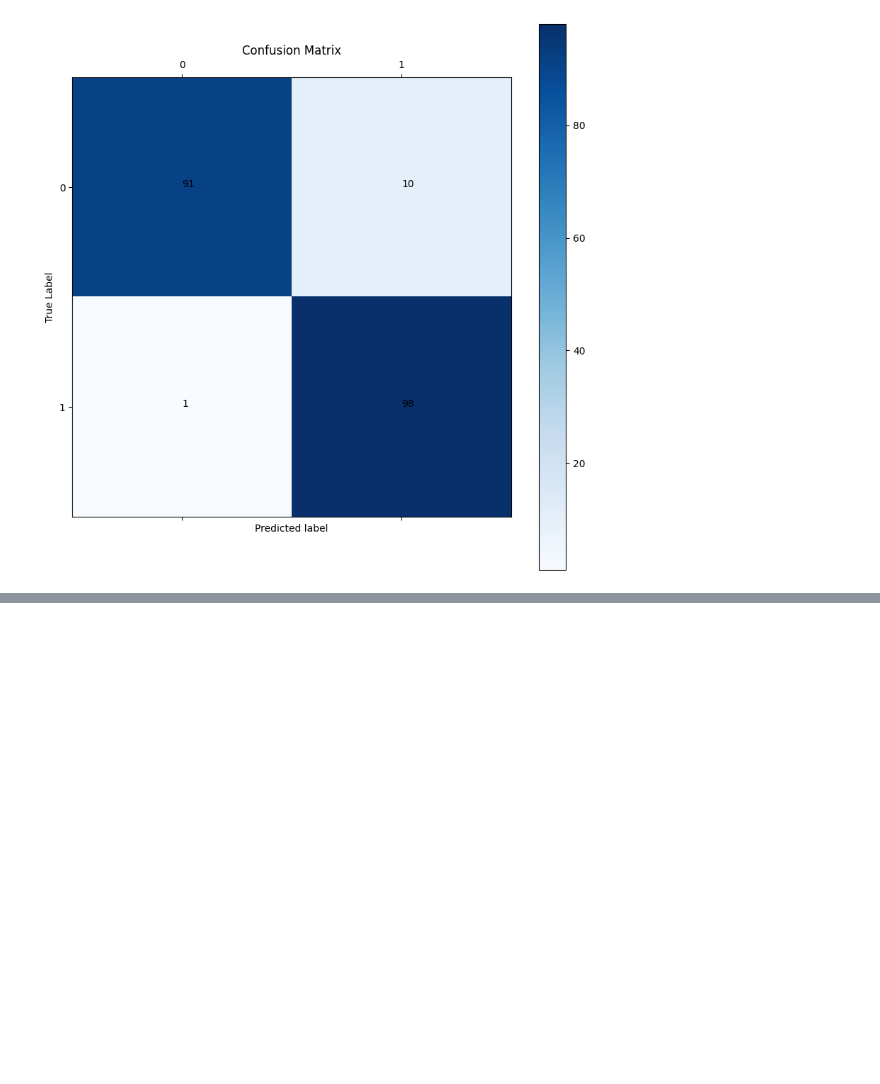
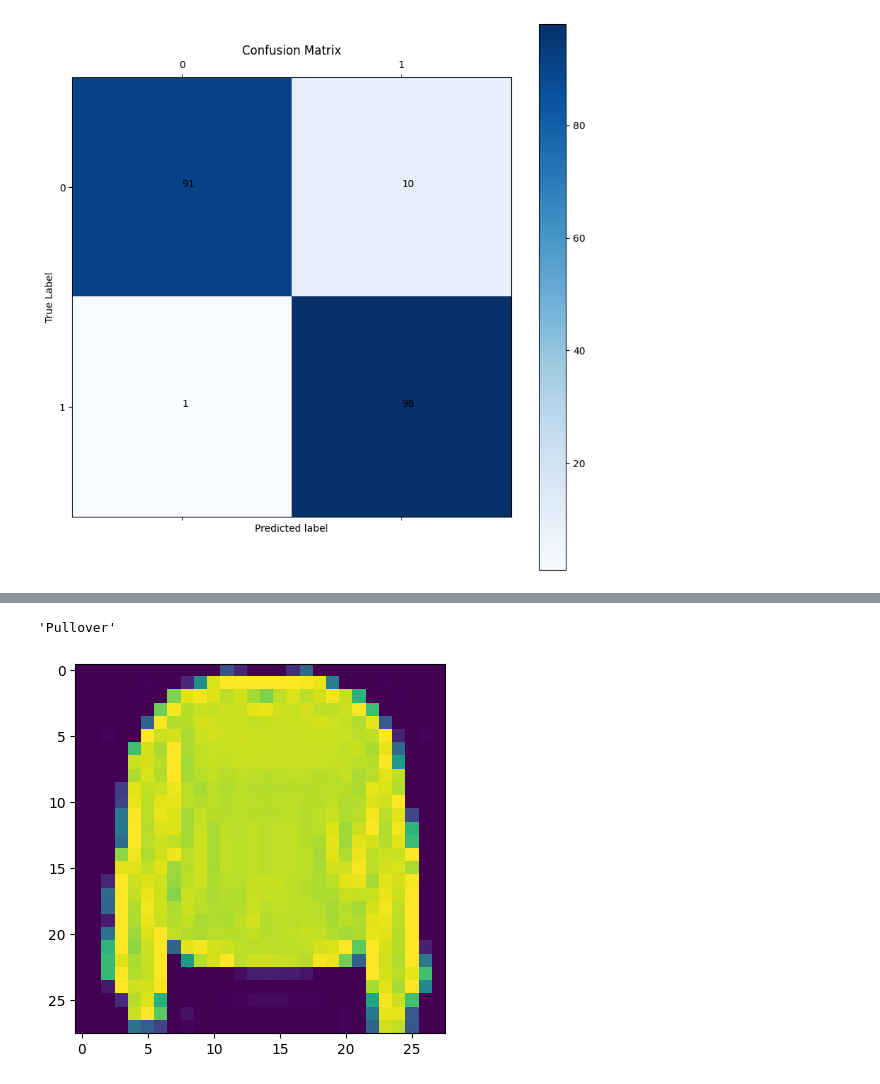
Before and after one commit to gunavc/TensorFlow, a Jupyter notebook: Neural-Network-Classification.ipynb, the cells around one changed output, grey strips where cells are left out. Saved outputs shown, nothing was run; the diff lists cells and outputs as text; code cells hidden in the pictures; blank space fills up the shorter version.

```diff
--- a/Neural-Network-Classification.ipynb
+++ b/Neural-Network-Classification.ipynb
@@ -732,0 +768,4 @@ for i,j in itertools.product(range(cm.shape[0]),range(cm.shape[1])):
+# %%
+#Creating a list of all the classes
+classes = ["T-shirt","Trouser","Pullover", "Dress","Coat","Sandal","Shirt","Sneaker","Bag","Ankle boot"]
+len(classes), classes
@@ -732,0 +784,7 @@ for i,j in itertools.product(range(cm.shape[0]),range(cm.shape[1])):
+# %%
+#plotting an example image
+plt.imshow(train_data[7])
+classes[train_label[7]]
+# %% [output]
+'Pullover'
+[figure, added]
```
Also changed, not shown: parts of 18 cells of this notebook.
